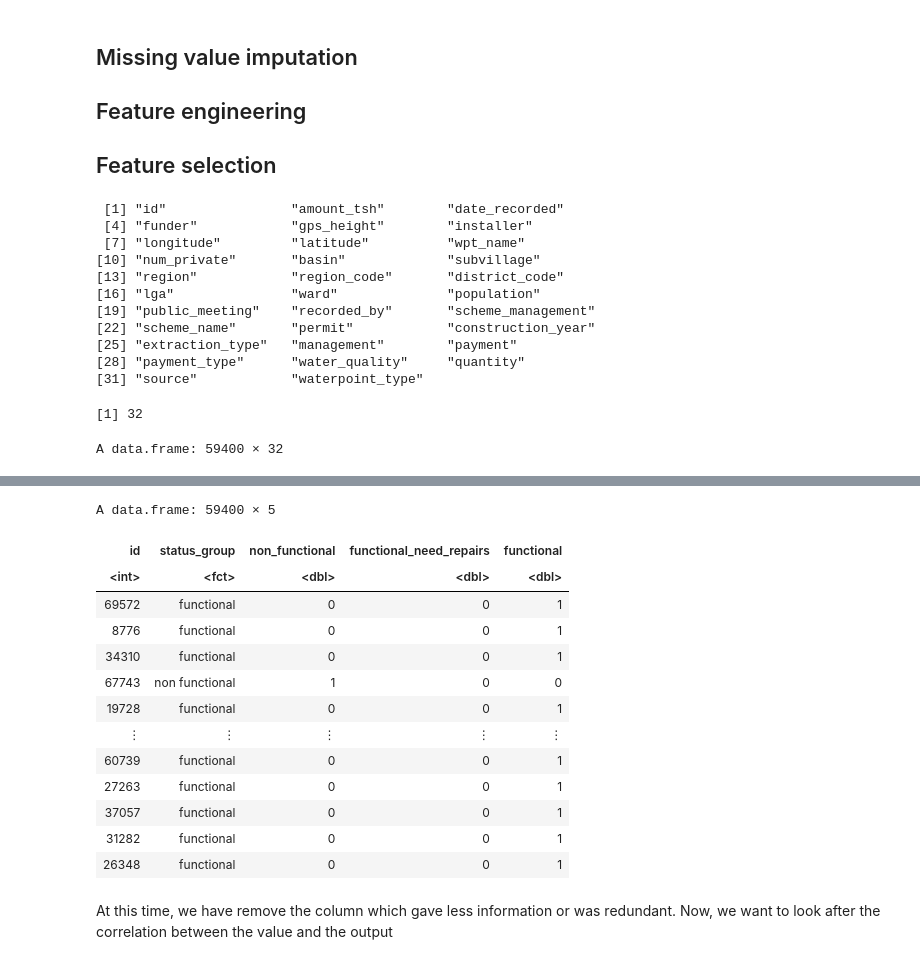
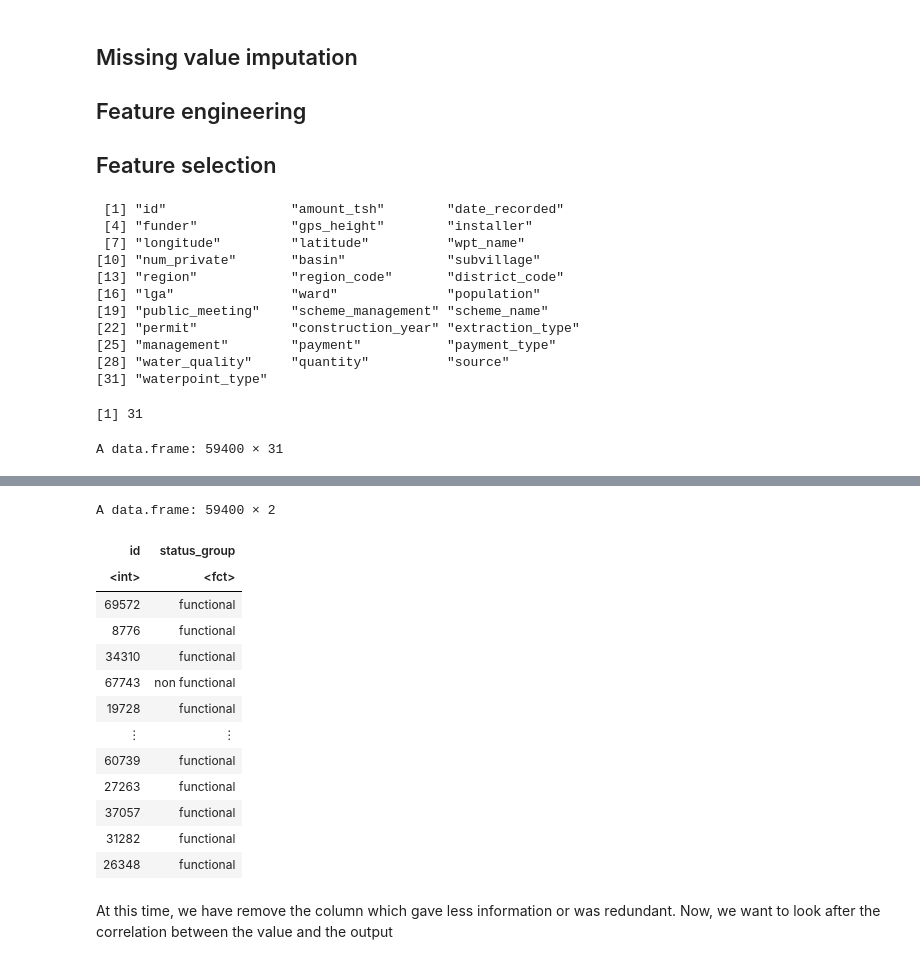
Before and after one commit to nmarotte/F422-fluffy-couscous, a Jupyter notebook: ReportTemplate.ipynb, the cells around one changed output, grey strips where cells are left out. Saved outputs shown, nothing was run; the diff lists cells and outputs as text; code cells hidden in the pictures.

```diff
--- a/ReportTemplate.ipynb
+++ b/ReportTemplate.ipynb
@@ -125,23 +125,18 @@ We will remove all the rows that contain the value that appears the most in the
 # %%
 options(repr.matrix.max.rows=10, repr.matrix.max.cols=100)
 #Read the dataset to the variable training_set_labels
-training_set_labels <- read.csv(file = 'data/training_set_labels.csv')
-test_set_values <- read.csv(file = 'data/training_set_labels.csv')
-training_set_values <- read.csv(file = 'data/training_set_values.csv')
-
-
 
 # Adds en empty column functional_need_repairs
-training_set_labels <- cbind(training_set_labels, "non_functional" = 0)
+#training_set_labels <- cbind(training_set_labels, "non_functional" = 0)
 # Adds en empty column functional_need_repairs
-training_set_labels <- cbind(training_set_labels, "functional_need_repairs" = 0)
+#training_set_labels <- cbind(training_set_labels, "functional_need_repairs" = 0)
 # Adds an empty column functional
-training_set_labels <- cbind(training_set_labels, "functional" = 0)
+#training_set_labels <- cbind(training_set_labels, "functional" = 0)
 
 # Put 1 in the column depending on the status_group
-training_set_labels$non_functional <- ifelse(training_set_labels$status_group == "non functional", 1, 0)
-training_set_labels$functional_need_repairs <- ifelse(training_set_labels$status_group == "functional need repairs", 1, 0)
-training_set_labels$functional <- ifelse(training_set_labels$status_group == "functional", 1, 0)
+#training_set_labels$non_functional <- ifelse(training_set_labels$status_group == "non functional", 1, 0)
+#training_set_labels$functional_need_repairs <- ifelse(training_set_labels$status_group == "functional need repairs", 1, 0)
+#training_set_labels$functional <- ifelse(training_set_labels$status_group == "functional", 1, 0)
 
 
 # print("start")
@@ -193,54 +188,54 @@ training_set_values <- training_set_values[,setdiff(colnames(training_set_values
 # table(training_set_values$basin, training_set_values$subvillage)  # not really correlated, keep
 
 
 # head(training_set_values)
 names(training_set_values)
 length(names(training_set_values))
 #training_set_values[-c(40, 38, 37, 33, 35, 26, 27, 31, 29, 14, 12)]
 training_set_values
 # subvillage > region
 training_set_labels
 # %% [output]
  [1] "id"                "amount_tsh"        "date_recorded"
  [4] "funder"            "gps_height"        "installer"
  [7] "longitude"         "latitude"          "wpt_name"
 [10] "num_private"       "basin"             "subvillage"
 [13] "region"            "region_code"       "district_code"
 [16] "lga"               "ward"              "population"
-[19] "public_meeting"    "recorded_by"       "scheme_management"
-[22] "scheme_name"       "permit"            "construction_year"
-[25] "extraction_type"   "management"        "payment"
-[28] "payment_type"      "water_quality"     "quantity"
-[31] "source"            "waterpoint_type"
+[19] "public_meeting"    "scheme_management" "scheme_name"
+[22] "permit"            "construction_year" "extraction_type"
+[25] "management"        "payment"           "payment_type"
+[28] "water_quality"     "quantity"          "source"
+[31] "waterpoint_type"
-[1] 32
+[1] 31
-A data.frame: 59400 × 32
+A data.frame: 59400 × 31
 | id | amount_tsh | date_recorded | funder | gps_height | installer | longitude | latitude | wpt_name | num_private | ... |
 | <int> | <dbl> | <fct> | <fct> | <int> | <fct> | <dbl> | <dbl> | <fct> | <int> | ... |
 | 69572 | 6000 | 2011-03-14 | Roman | 1390 | Roman | 34.93809 | -9.856322 | none | 0 | ... |
 | 8776 | 0 | 2013-03-06 | Grumeti | 1399 | GRUMETI | 34.69877 | -2.147466 | Zahanati | 0 | ... |
 | 34310 | 25 | 2013-02-25 | Lottery Club | 686 | World vision | 37.46066 | -3.821329 | Kwa Mahundi | 0 | ... |
 | 67743 | 0 | 2013-01-28 | Unicef | 263 | UNICEF | 38.48616 | -11.155298 | Zahanati Ya Nanyumbu | 0 | ... |
 | 19728 | 0 | 2011-07-13 | Action In A | 0 | Artisan | 31.13085 | -1.825359 | Shuleni | 0 | ... |
 | ⋮ | ⋮ | ⋮ | ⋮ | ⋮ | ⋮ | ⋮ | ⋮ | ⋮ | ⋮ | ... |
 | 60739 | 10 | 2013-05-03 | Germany Republi | 1210 | CES | 37.16981 | -3.253847 | Area Three Namba 27 | 0 | ... |
 | 27263 | 4700 | 2011-05-07 | Cefa-njombe | 1212 | Cefa | 35.24999 | -9.070629 | Kwa Yahona Kuvala | 0 | ... |
 | 37057 | 0 | 2011-04-11 |  | 0 |  | 34.01709 | -8.750434 | Mashine | 0 | ... |
 | 31282 | 0 | 2011-03-08 | Malec | 0 | Musa | 35.86132 | -6.378573 | Mshoro | 0 | ... |
 | 26348 | 0 | 2011-03-23 | World Bank | 191 | World | 38.10405 | -6.747464 | Kwa Mzee Lugawa | 0 | ... |
-A data.frame: 59400 × 5
+A data.frame: 59400 × 2
-| id | status_group | non_functional | functional_need_repairs | functional |
-| <int> | <fct> | <dbl> | <dbl> | <dbl> |
-| 69572 | functional | 0 | 0 | 1 |
-| 8776 | functional | 0 | 0 | 1 |
-| 34310 | functional | 0 | 0 | 1 |
-| 67743 | non functional | 1 | 0 | 0 |
-| 19728 | functional | 0 | 0 | 1 |
-| ⋮ | ⋮ | ⋮ | ⋮ | ⋮ |
-| 60739 | functional | 0 | 0 | 1 |
-| 27263 | functional | 0 | 0 | 1 |
-| 37057 | functional | 0 | 0 | 1 |
-| 31282 | functional | 0 | 0 | 1 |
-| 26348 | functional | 0 | 0 | 1 |
+| id | status_group |
+| <int> | <fct> |
+| 69572 | functional |
+| 8776 | functional |
+| 34310 | functional |
+| 67743 | non functional |
+| 19728 | functional |
+| ⋮ | ⋮ |
+| 60739 | functional |
+| 27263 | functional |
+| 37057 | functional |
+| 31282 | functional |
+| 26348 | functional |
 # %% [markdown]
 At this time, we have remove the column which gave less information or was redundant. Now, we want to look after the correlation between the value and the output
 # %%
```
Also changed, not shown: parts of 11 cells of this notebook, 1 other file.
